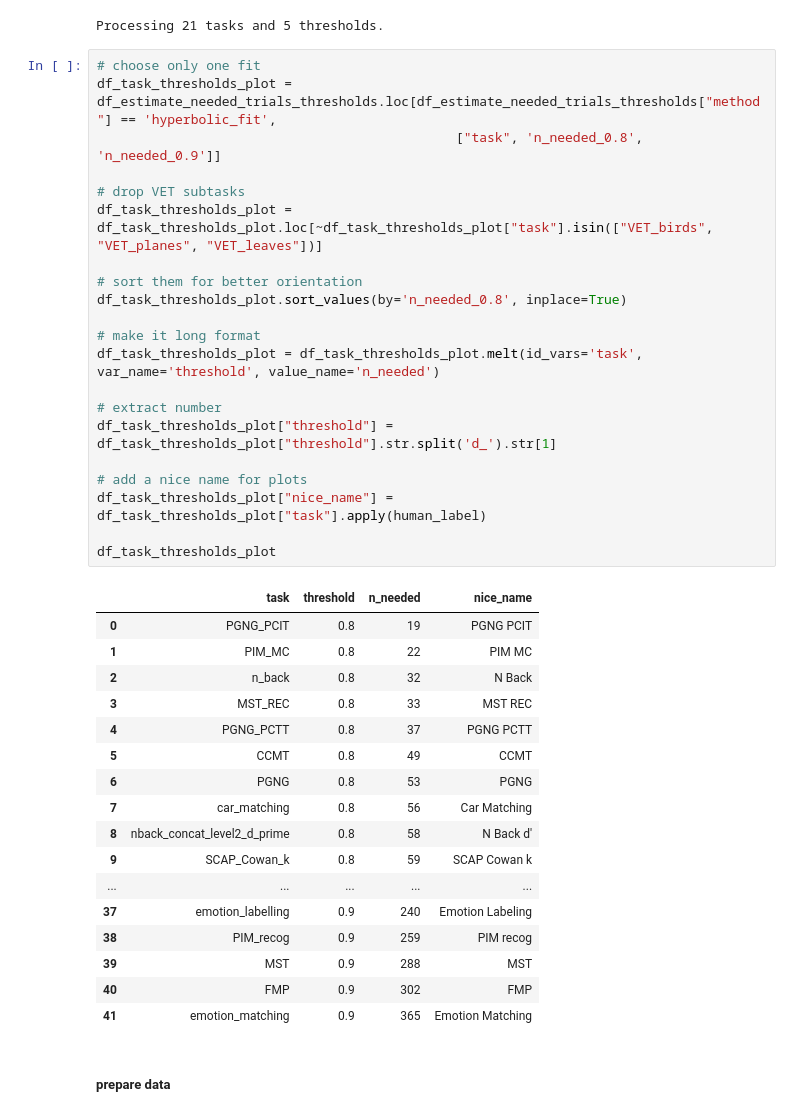
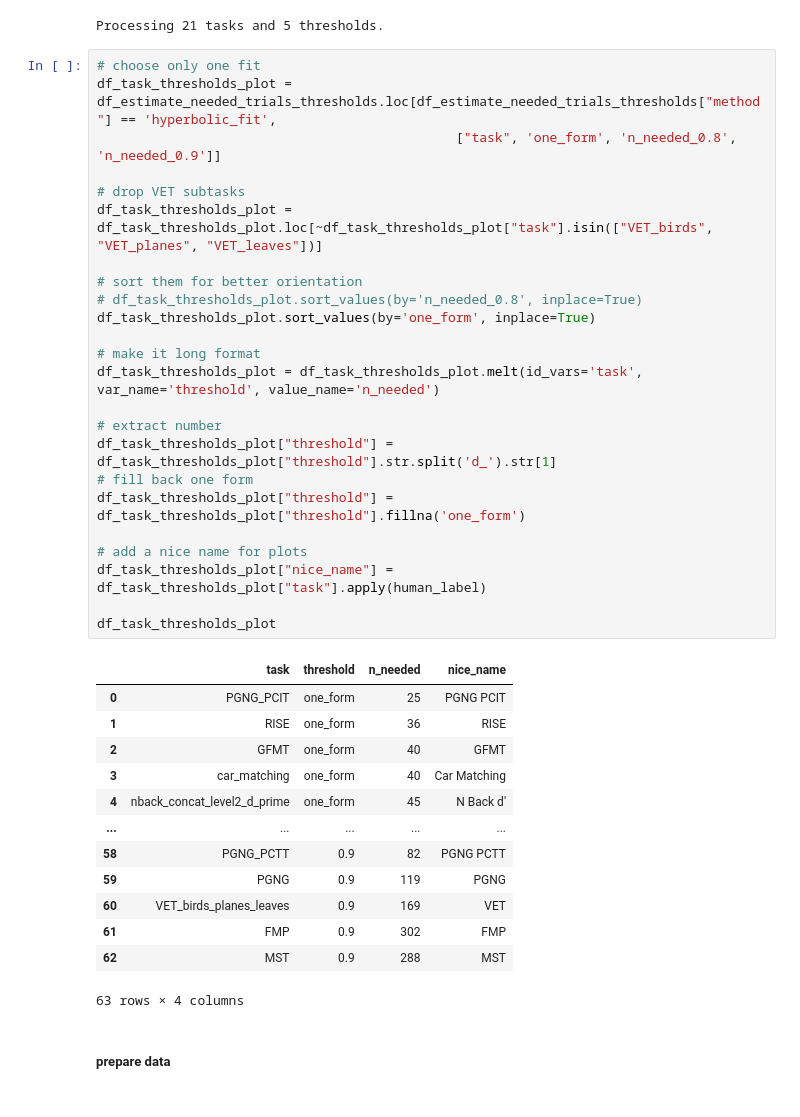
Before and after one commit to jankaWIS/reliability-paper, a Jupyter notebook: Figures/Figures-CanD.ipynb, the cells around one changed output. Cells and saved outputs as stored; diff of their text form.

Commit message:
order panel 6a based on one-form

```diff
--- a/Figures/Figures-CanD.ipynb
+++ b/Figures/Figures-CanD.ipynb
@@ -797,42 +797,41 @@ Processing 21 tasks and 5 thresholds.
 # %%
 # choose only one fit
 df_task_thresholds_plot = df_estimate_needed_trials_thresholds.loc[df_estimate_needed_trials_thresholds["method"] == 'hyperbolic_fit',
-                                              ["task", 'n_needed_0.8', 'n_needed_0.9']]
+                                              ["task", 'one_form', 'n_needed_0.8', 'n_needed_0.9']]
 
 # drop VET subtasks
 df_task_thresholds_plot = df_task_thresholds_plot.loc[~df_task_thresholds_plot["task"].isin(["VET_birds", "VET_planes", "VET_leaves"])]
 
 # sort them for better orientation
-df_task_thresholds_plot.sort_values(by='n_needed_0.8', inplace=True)
+# df_task_thresholds_plot.sort_values(by='n_needed_0.8', inplace=True)
+df_task_thresholds_plot.sort_values(by='one_form', inplace=True)
 
 # make it long format
 df_task_thresholds_plot = df_task_thresholds_plot.melt(id_vars='task', var_name='threshold', value_name='n_needed')
 
 # extract number
 df_task_thresholds_plot["threshold"] = df_task_thresholds_plot["threshold"].str.split('d_').str[1]
+# fill back one form
+df_task_thresholds_plot["threshold"] = df_task_thresholds_plot["threshold"].fillna('one_form')
 
 # add a nice name for plots
 df_task_thresholds_plot["nice_name"] = df_task_thresholds_plot["task"].apply(human_label)
 
 df_task_thresholds_plot
 # %% [output]
 |  | task | threshold | n_needed | nice_name |
-| 0 | PGNG_PCIT | 0.8 | 19 | PGNG PCIT |
-| 1 | PIM_MC | 0.8 | 22 | PIM MC |
-| 2 | n_back | 0.8 | 32 | N Back |
-| 3 | MST_REC | 0.8 | 33 | MST REC |
-| 4 | PGNG_PCTT | 0.8 | 37 | PGNG PCTT |
-| 5 | CCMT | 0.8 | 49 | CCMT |
-| 6 | PGNG | 0.8 | 53 | PGNG |
-| 7 | car_matching | 0.8 | 56 | Car Matching |
-| 8 | nback_concat_level2_d_prime | 0.8 | 58 | N Back d' |
-| 9 | SCAP_Cowan_k | 0.8 | 59 | SCAP Cowan k |
+| 0 | PGNG_PCIT | one_form | 25 | PGNG PCIT |
+| 1 | RISE | one_form | 36 | RISE |
+| 2 | GFMT | one_form | 40 | GFMT |
+| 3 | car_matching | one_form | 40 | Car Matching |
+| 4 | nback_concat_level2_d_prime | one_form | 45 | N Back d' |
 | ... | ... | ... | ... | ... |
-| 37 | emotion_labelling | 0.9 | 240 | Emotion Labeling |
-| 38 | PIM_recog | 0.9 | 259 | PIM recog |
-| 39 | MST | 0.9 | 288 | MST |
-| 40 | FMP | 0.9 | 302 | FMP |
-| 41 | emotion_matching | 0.9 | 365 | Emotion Matching |
+| 58 | PGNG_PCTT | 0.9 | 82 | PGNG PCTT |
+| 59 | PGNG | 0.9 | 119 | PGNG |
+| 60 | VET_birds_planes_leaves | 0.9 | 169 | VET |
+| 61 | FMP | 0.9 | 302 | FMP |
+| 62 | MST | 0.9 | 288 | MST |
+63 rows × 4 columns
 # %% [markdown]
 ##### prepare data
 # %%
```
Also changed, not shown: parts of 6 cells of this notebook, 2 other files.
